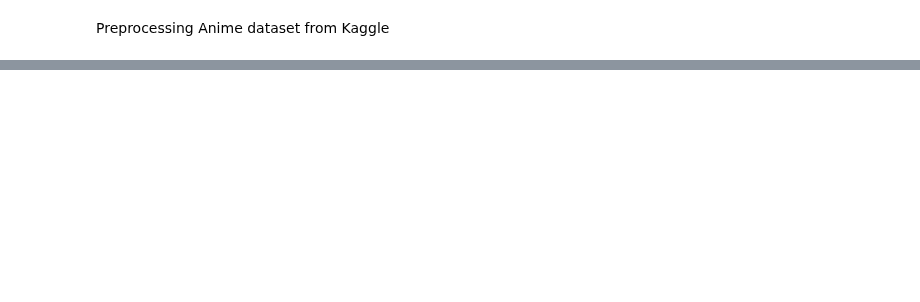
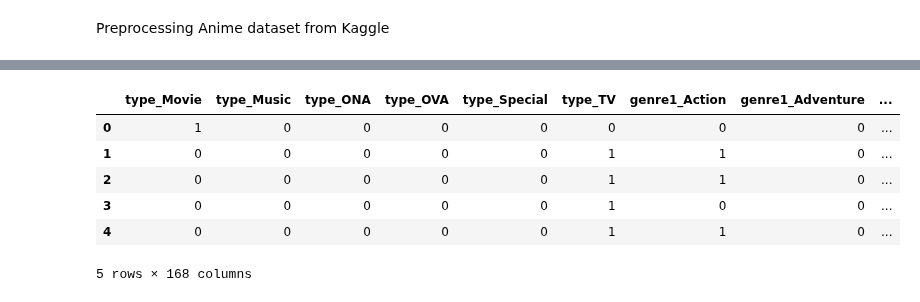
Before and after one commit to Haaris-Syed/AnimeRecommender, a Jupyter notebook: AnimeDataset-Preprocessing.ipynb, the cells around one changed output, grey strips where cells are left out. Saved outputs shown, nothing was run; the diff lists cells and outputs as text; code cells hidden in the pictures; blank space fills up the shorter version.

```diff
--- a/AnimeDataset-Preprocessing.ipynb
+++ b/AnimeDataset-Preprocessing.ipynb
@@ -30,0 +229,5 @@ print(len(user_ratings_df))
+# %%
+categorical_df = updated_rating.select_dtypes('object')
+numerical_df = updated_rating.select_dtypes('number')
+
+categorical_df.head()
@@ -30,0 +241,13 @@ print(len(user_ratings_df))
+# %%
+# convert the categorical data into numerical indicators
+# here, a 1 indicates an anime has that attribute, a 0 means they do not
+dummy_df = pd.get_dummies(categorical_df[['type','genre1','genre2','genre3','genre4']])
+dummy_df.head()
+# %% [output]
+|  | type_Movie | type_Music | type_ONA | type_OVA | type_Special | type_TV | genre1_Action | genre1_Adventure | ... |
+| 0 | 1 | 0 | 0 | 0 | 0 | 0 | 0 | 0 | ... |
+| 1 | 0 | 0 | 0 | 0 | 0 | 1 | 1 | 0 | ... |
+| 2 | 0 | 0 | 0 | 0 | 0 | 1 | 1 | 0 | ... |
+| 3 | 0 | 0 | 0 | 0 | 0 | 1 | 0 | 0 | ... |
+| 4 | 0 | 0 | 0 | 0 | 0 | 1 | 1 | 0 | ... |
+5 rows × 168 columns
```
Also changed, not shown: parts of 31 cells of this notebook.
